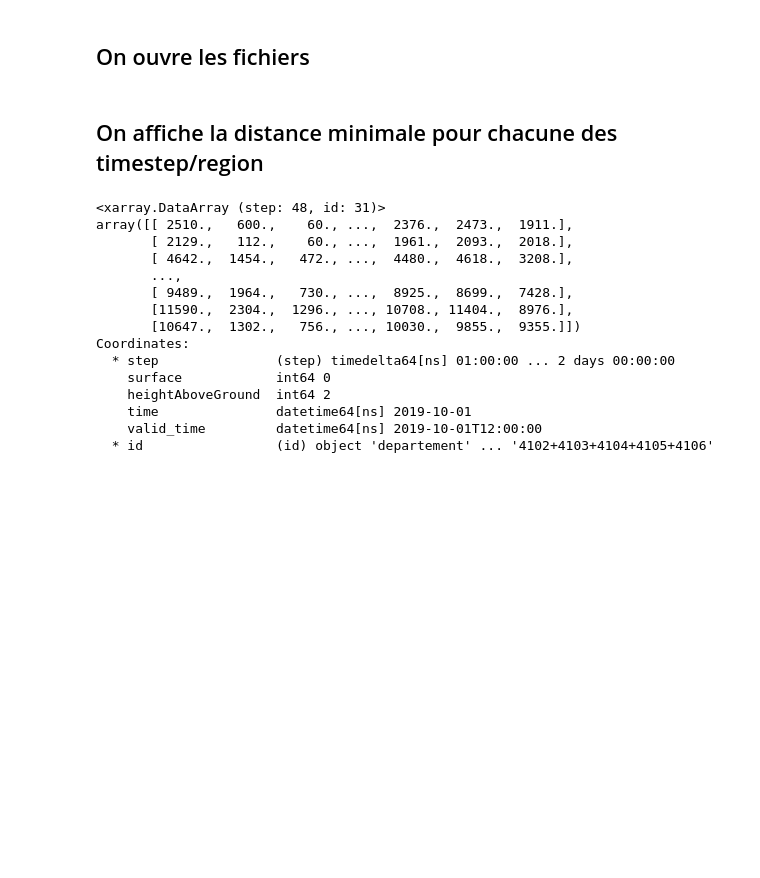
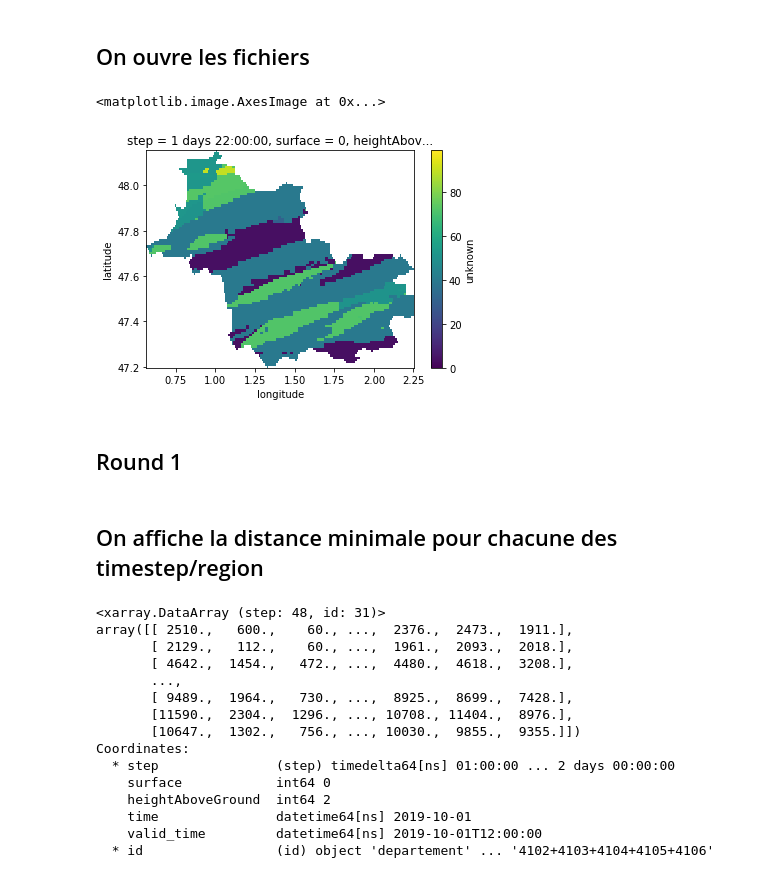
Before and after one commit to GabsRSA/stageemi, a Jupyter notebook: stageemi/my_notebook/Test_distance_two_rounds.ipynb, the cells around one changed output. Saved outputs shown, nothing was run; the diff lists cells and outputs as text; code cells hidden in the pictures; blank space fills up the shorter version.

```diff
--- a/stageemi/my_notebook/Test_distance_two_rounds.ipynb
+++ b/stageemi/my_notebook/Test_distance_two_rounds.ipynb
@@ -34,7 +34,12 @@ ds['latitude']=ds['latitude'].round(5)
 ds['longitude']=ds['longitude'].round(5)
 # %%
 ds_masked=(ds*da_mask.sel(id="departement").drop("id"))
-#ds_masked
+ds_masked.isel(step=45).unknown.plot.imshow(vmin=0,vmax=99)
+# %% [output]
+<matplotlib.image.AxesImage at 0x...>
+[figure, added]
+# %% [markdown]
+## Round 1
 # %%
 ds_distance = distance_wwmf.get_pixel_distance_dept(ds_masked,"compas") # 4D (step:48, latitude, longitude, wwmf_2)
 #ds_distance
```
Also changed, not shown: parts of 95 cells of this notebook.
